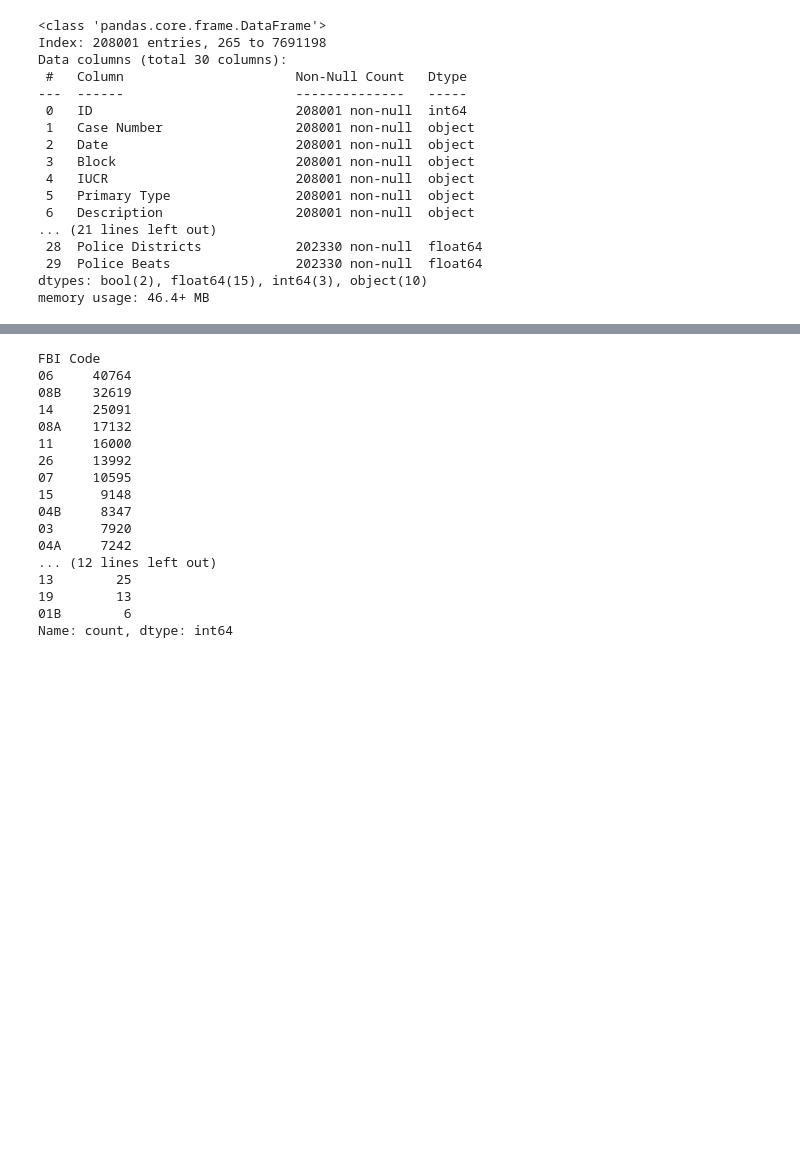
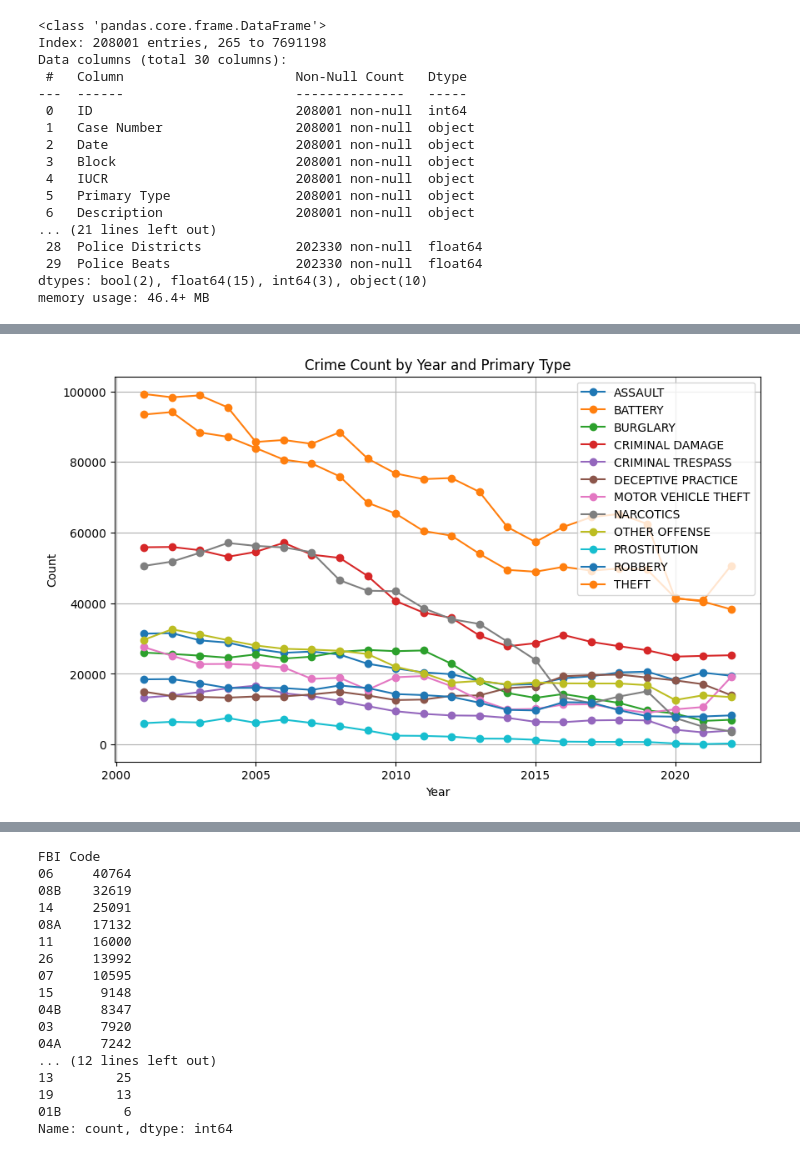
Before and after one commit to 00helloworld/UoW_statistics_data_science, a Jupyter notebook: Project1/test_0.ipynb, the cells around one changed output, grey strips where cells are left out. Saved outputs shown, nothing was run; the diff lists cells and outputs as text; code cells hidden in the pictures; blank space fills up the shorter version.

```diff
--- a/Project1/test_0.ipynb
+++ b/Project1/test_0.ipynb
@@ -51,0 +85,19 @@ len(data_2021['FBI Code'].value_counts())
+# %%
+# 按照'Year'和'Primary Type'进行分组，并计算每个组的数量
+grouped = data.groupby(['Year', 'Primary Type']).size().unstack(fill_value=0)
+
+# 绘制折线图
+plt.figure(figsize=(10, 6))
+for primary_type in grouped.columns:
+    if grouped[primary_type].values[0] < 5000:
+        continue
+    plt.plot(grouped.index, grouped[primary_type], label=primary_type, marker='o', linestyle='-')
+
+plt.xlabel('Year')
+plt.ylabel('Count')
+plt.title('Crime Count by Year and Primary Type')
+plt.legend()
+plt.grid(True)
+plt.show()
+# %% [output]
+[figure, added]
```
Also changed, not shown: parts of 13 cells of this notebook, 1 other file.
